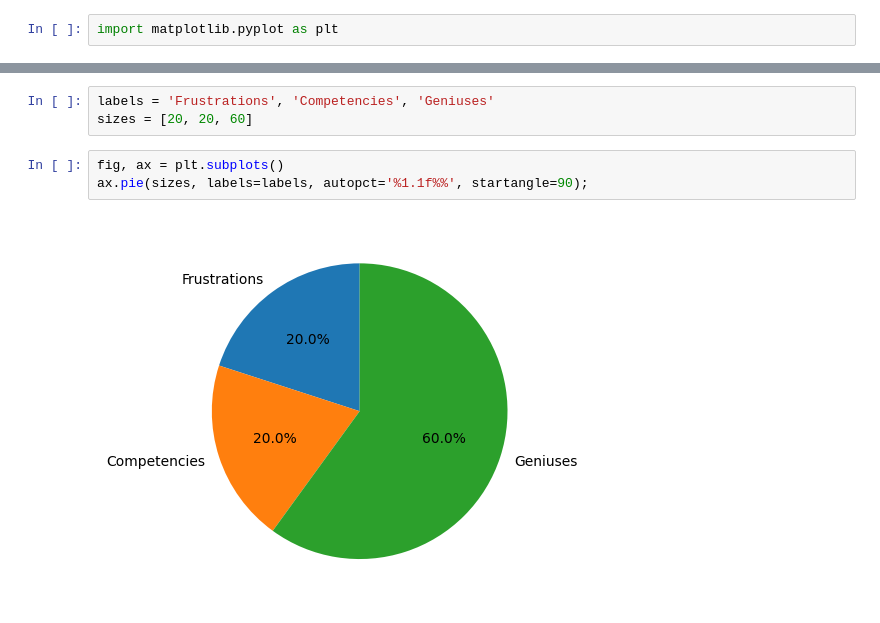
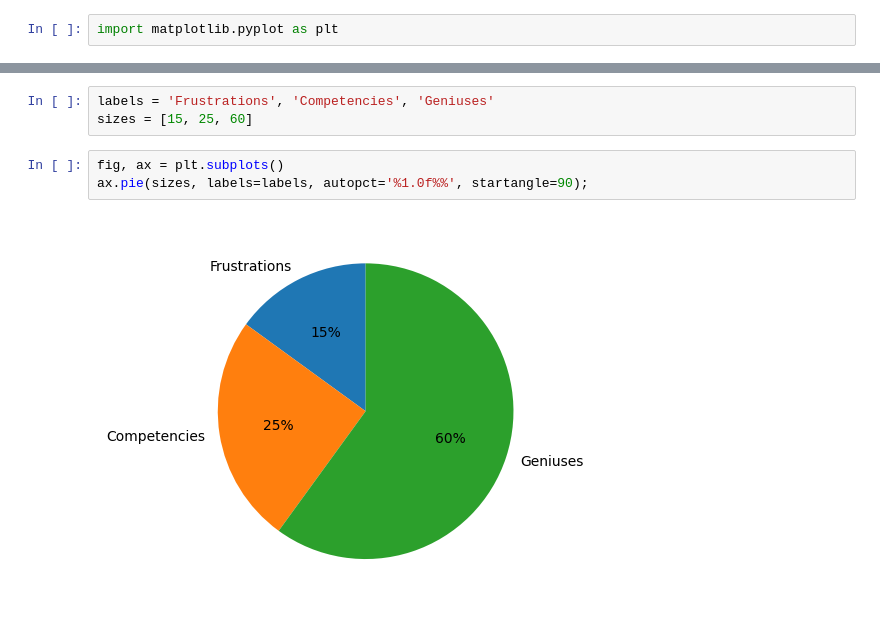
Before and after one commit to mackertp/ml-cookbook, a Jupyter notebook: languages/python/charts.ipynb, the cells around one changed output, grey strips where cells are left out. Saved outputs shown, nothing was run; the diff lists cells and outputs as text.

```diff
--- a/languages/python/charts.ipynb
+++ b/languages/python/charts.ipynb
@@ -22,8 +35,8 @@ Shows the default pie chart used in the Working Genius exercises.
 # %%
 labels = 'Frustrations', 'Competencies', 'Geniuses'
-sizes = [20, 20, 60]
+sizes = [15, 25, 60]
 # %%
 fig, ax = plt.subplots()
-ax.pie(sizes, labels=labels, autopct='%1.1f%%', startangle=90);
+ax.pie(sizes, labels=labels, autopct='%1.0f%%', startangle=90);
 # %% [output]
-[figure, old version]
+[figure, new version]
```
Also changed, not shown: parts of 2 cells of this notebook, 16 other files.
